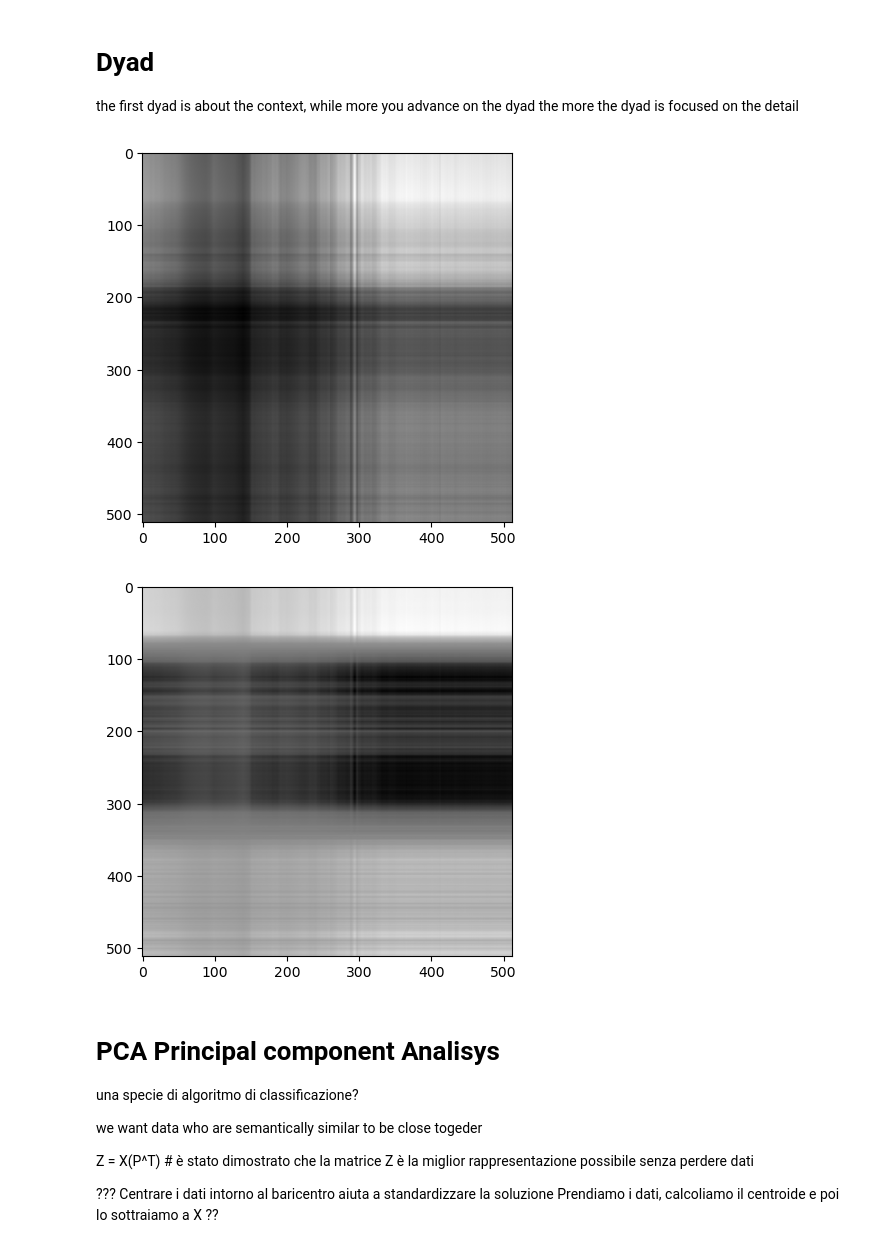
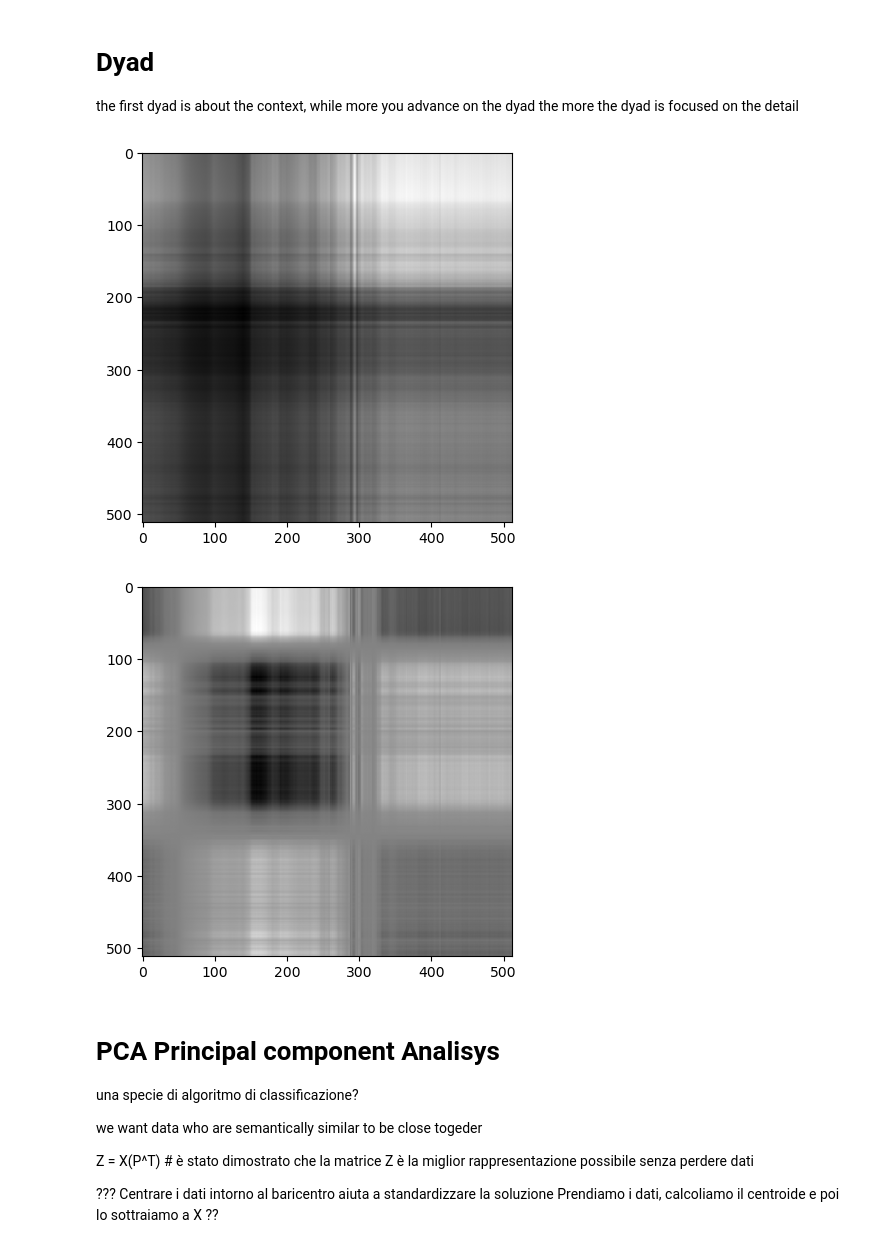
Before and after one commit to SonOfGillas/Satistical_and_Mathematical_Methods_for_machine_learning, a Jupyter notebook: lesson-5/lecture-6.ipynb, the cells around one changed output. Drawn from its saved outputs; the diff is of its cells as text; code cells hidden in the pictures.

```diff
--- a/lesson-5/lecture-6.ipynb
+++ b/lesson-5/lecture-6.ipynb
@@ -129,15 +132,15 @@ the first dyad is about the context, while more you advance on the dyad the more
 # %%
 # Compute a dyad
 d1 = U[:, 0:1] @ VT[0:1, :]
-d3 = U[:, 2:3] @ VT[0:1, :] # non sono sicuro che sia giusto
+d3 = U[:, 2:3] @ VT[2:3, :] # non sono sicuro che sia giusto
 
 plt.imshow(d1, cmap="gray")
 plt.show()
 plt.imshow(d3, cmap="gray")
 plt.show()
 # %% [output]
 [figure]
-[figure, old version]
+[figure, new version]
 # %% [markdown]
 # PCA Principal component Analisys
 una specie di algoritmo di classificazione?
```
Also changed, not shown: parts of 3 cells of this notebook, 2 other files.
